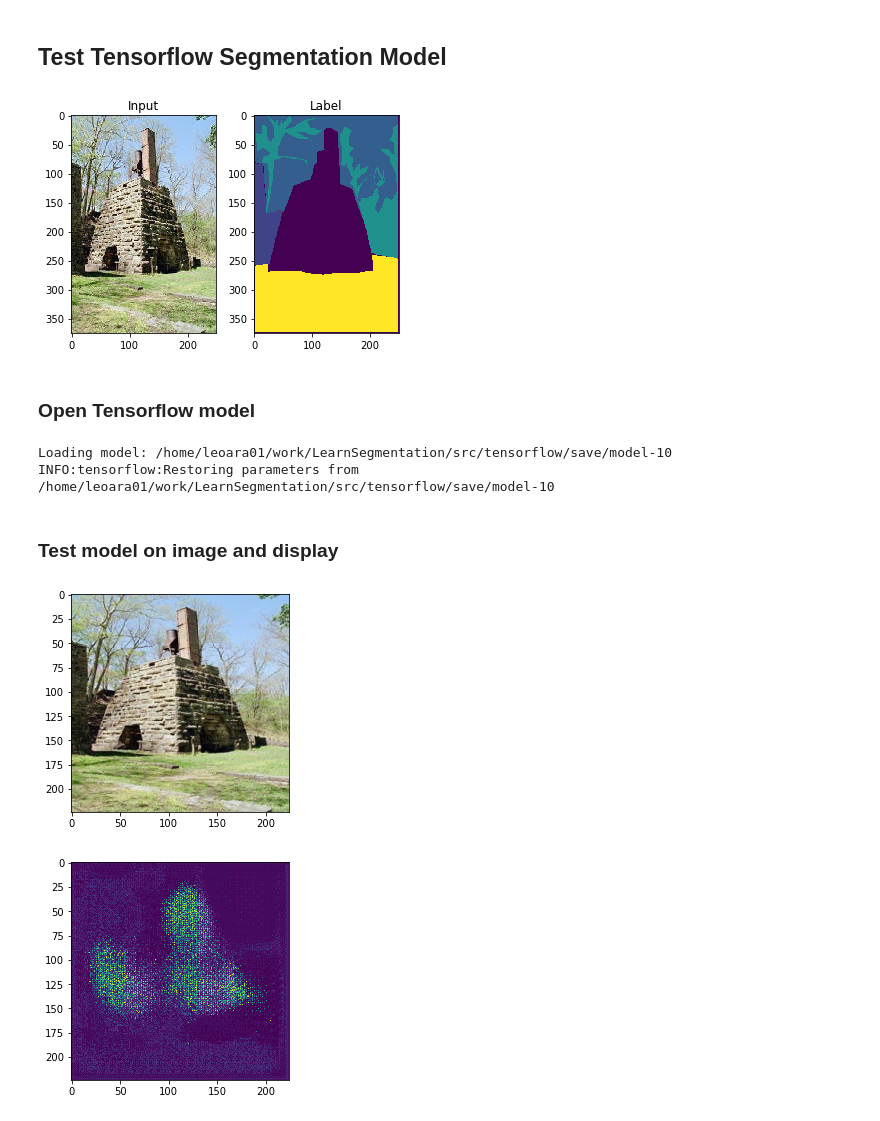
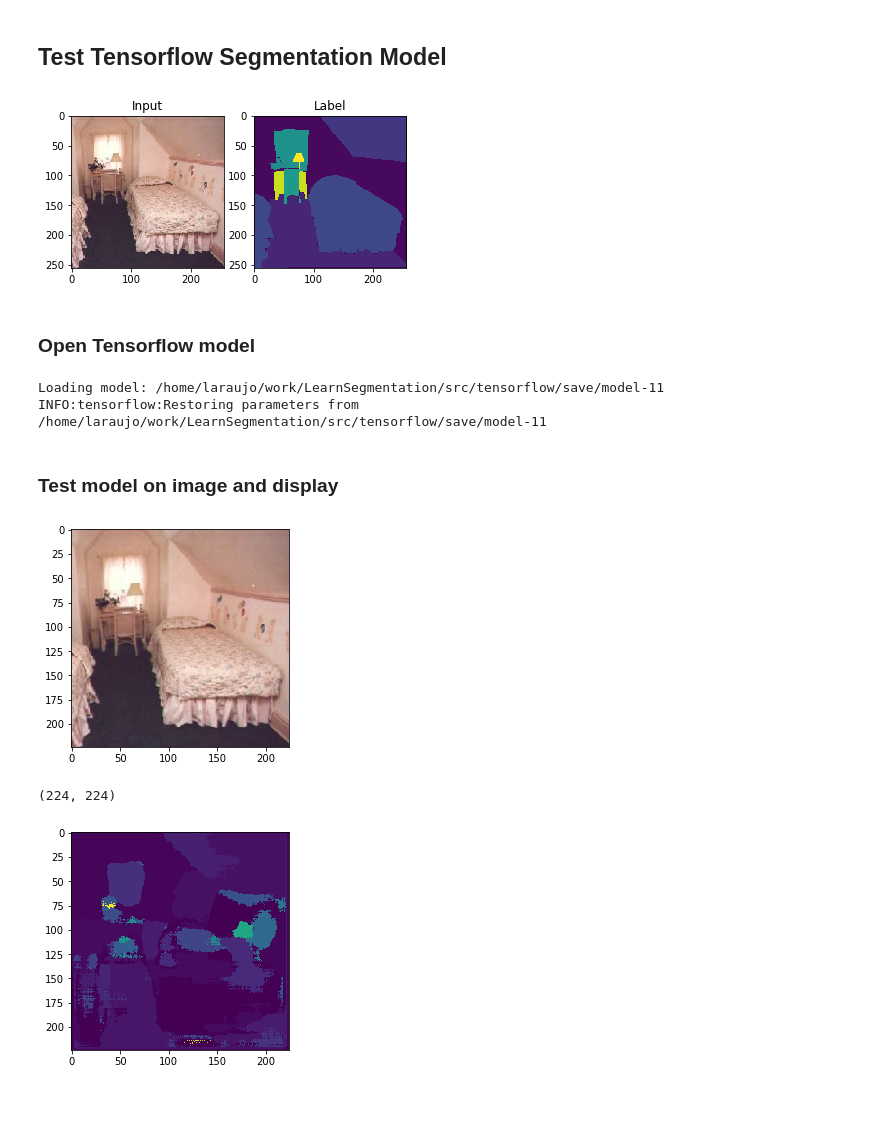
Before and after one commit to leonardoaraujosantos/LearnSegmentation, a Jupyter notebook: src/notebooks/Tensorflow_Segmentation.ipynb, the cells around one changed output. Cells and saved outputs as stored; diff of their text form; code cells hidden in the pictures.

Commit message:
Doing test with more filters on layer

```diff
--- a/src/notebooks/Tensorflow_Segmentation.ipynb
+++ b/src/notebooks/Tensorflow_Segmentation.ipynb
@@ -13,9 +13,9 @@ import sys
 sys.path.insert(0, '../tensorflow')
 import models
 
-MODEL_FOLDER='/home/leoara01/work/LearnSegmentation/src/tensorflow/save/model-10'
-IMAGE_TEST = '/home/leoara01/work/MIT_Scene_Parsing/ADEChallengeData2016/images/validation/ADE_val_00000369.jpg'
-IMAGE_GT = '/home/leoara01/work/MIT_Scene_Parsing/ADEChallengeData2016/annotations/validation/ADE_val_00000369.png'
+MODEL_FOLDER='/home/laraujo/work/LearnSegmentation/src/tensorflow/save/model-11'
+IMAGE_TEST = '/media/laraujo/BigLinuxPart/Open Datasets/sceneparsing/ADEChallengeData2016/images/training/ADE_train_00000202.jpg'
+IMAGE_GT = '/media/laraujo/BigLinuxPart/Open Datasets/sceneparsing/ADEChallengeData2016/annotations/training/ADE_train_00000202.png'
 
 # Parameters
 gpu = 0
@@ -32,7 +32,7 @@ plt.imshow(img_label)
 a.set_title('Label')
 plt.show()
 # %% [output]
-[figure, old version]
+[figure, new version]
 # %% [markdown]
 ### Open Tensorflow model
 # %%
@@ -64,23 +64,24 @@ sess = tf.InteractiveSession()
 saver = tf.train.Saver()
 saver.restore(sess, MODEL_FOLDER)
 # %% [output]
-Loading model: /home/leoara01/work/LearnSegmentation/src/tensorflow/save/model-10
-INFO:tensorflow:Restoring parameters from /home/leoara01/work/LearnSegmentation/src/tensorflow/save/model-10
+Loading model: /home/laraujo/work/LearnSegmentation/src/tensorflow/save/model-11
+INFO:tensorflow:Restoring parameters from /home/laraujo/work/LearnSegmentation/src/tensorflow/save/model-11
 # %% [markdown]
 ### Test model on image and display
 # %%
 # Resize image to the format expected by the model
 img_input = misc.imresize(img_input, [224, 224]) / 255.0
 plt.imshow(img_input)
 plt.show()
 
 # Run Model with given image
-pred = anotation_prediction.eval(feed_dict={model_in: [img_input]})
+pred = anotation_prediction.eval(feed_dict={model_in: [img_input]})[0]
 
 # Display Results
-pred = pred.reshape([224,224])
+print(pred.shape)
 plt.imshow(pred)
 plt.show()
 # %% [output]
-[figure, old version]
+[figure, new version]
+(224, 224)
-[figure, old version]
+[figure, new version]
```
Also changed, not shown: 3 other files.
